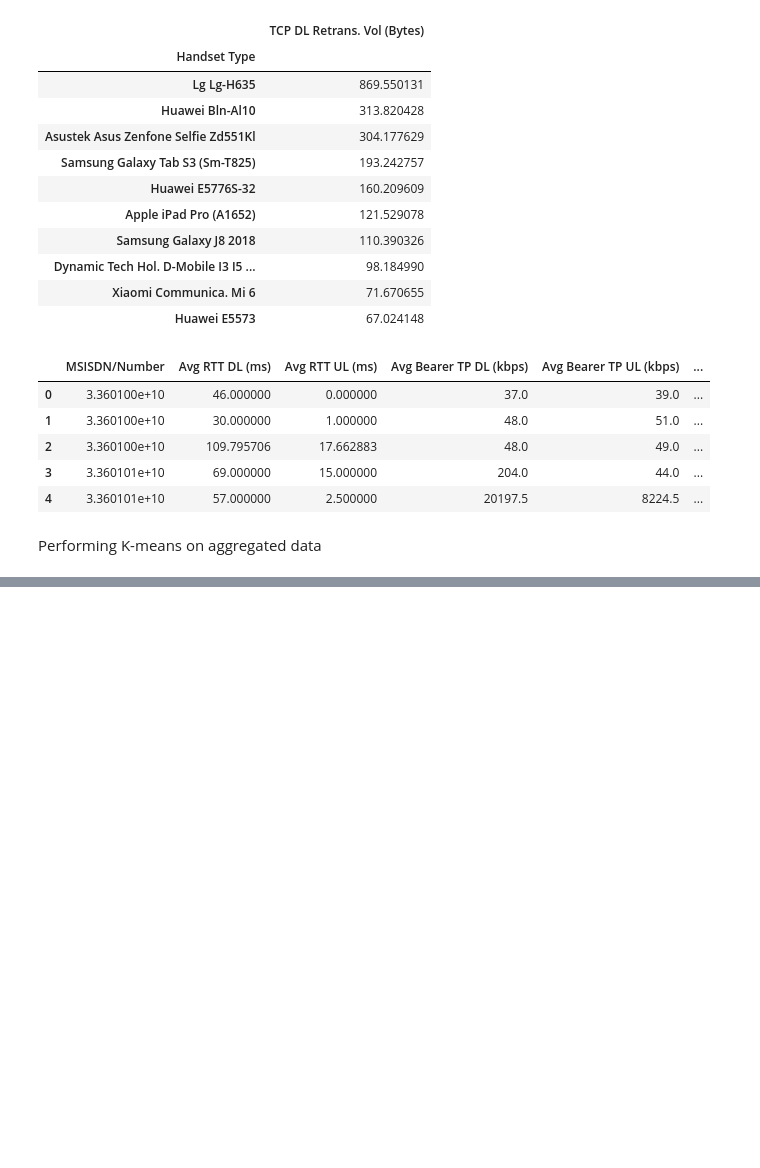
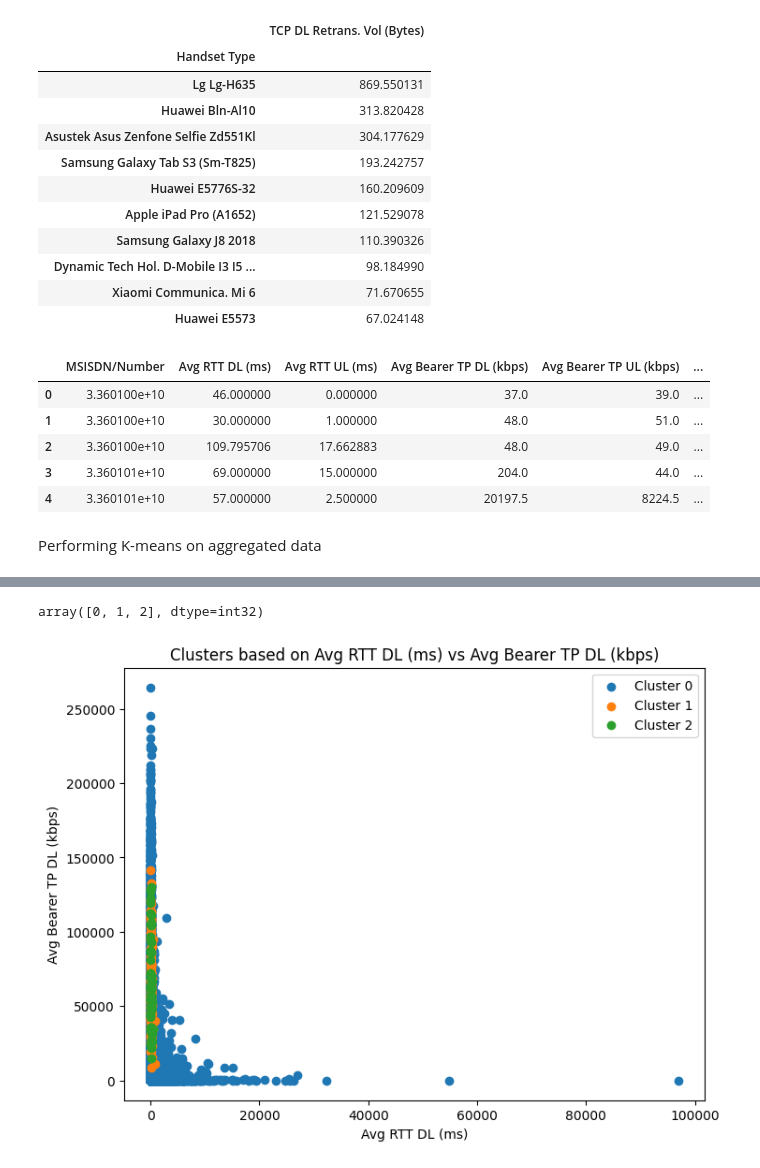
Before and after one commit to biniyam69/telecom, a Jupyter notebook: notebooks/Task4.ipynb, the cells around one changed output, grey strips where cells are left out. Cells and saved outputs as stored; diff of their text form; code cells hidden in the pictures; blank space fills up the shorter version.

Commit message:
Kmeans plots

```diff
--- a/notebooks/Task4.ipynb
+++ b/notebooks/Task4.ipynb
@@ -405,0 +411,12 @@ AttributeError: type object 'Helpers' has no attribute 'perform_kmeans'
+# %%
+result_clusters['Cluster'].unique()
+# %% [output]
+array([0, 1, 2], dtype=int32)
+# %%
+x_column = 'Avg RTT DL (ms)'
+y_column = 'Avg Bearer TP DL (kbps)'
+cluster_column = 'Cluster'
+
+Helpers.plot_clusters(agg_data, x_column, y_column, cluster_column)
+# %% [output]
+[figure, added]
```
Also changed, not shown: parts of 7 cells of this notebook.
